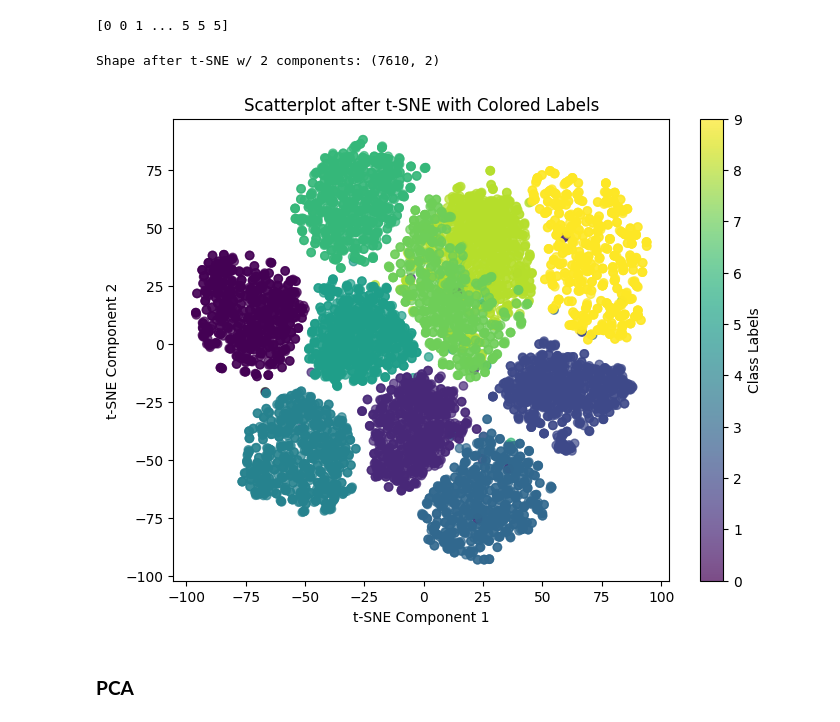
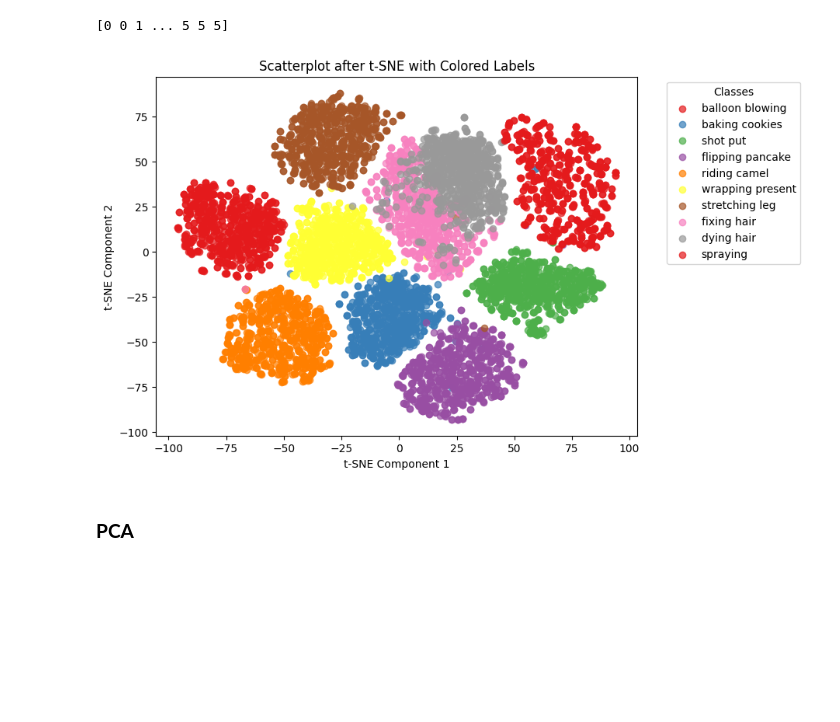
Before and after one commit to nayeli-guzman/clustering-human-activity, a Jupyter notebook: dimensionality-reduction.ipynb, the cells around one changed output. Cells and saved outputs as stored; diff of their text form; code cells hidden in the pictures; blank space fills up the shorter version.

Commit message:
docs: colors

```diff
--- a/dimensionality-reduction.ipynb
+++ b/dimensionality-reduction.ipynb
@@ -291,29 +272,34 @@ print(y_train_np)
 ### **t-SNE**
 # %%
 
-train_numeric_labels, _ = pd.factorize(y_train_np.ravel())
+train_numeric_labels, class_names = pd.factorize(y_train_np.ravel())
 # %%
 print(train_numeric_labels)
 # %% [output]
 [0 0 1 ... 5 5 5]
 # %%
+import numpy as np
+import matplotlib.pyplot as plt
+from sklearn.manifold import TSNE
+import seaborn as sns
 
 tsne = TSNE(n_components=2, learning_rate='auto', init='random', random_state=0, perplexity=10)
 train_tsne = tsne.fit_transform(X_train_scaled)
-print("Shape after t-SNE w/ 2 components:", train_tsne.shape)
-
+unique_labels = np.unique(train_numeric_labels)
+palette = sns.color_palette("Set1", len(unique_labels))  # Asignar colores a cada etiqueta
 
 plt.figure(figsize=(8, 6))
-scatter = plt.scatter(train_tsne[:, 0], train_tsne[:, 1], c=train_numeric_labels, cmap="viridis", alpha=0.7)
+for i, label in enumerate(unique_labels):
+    mask = train_numeric_labels == label
+    plt.scatter(train_tsne[mask, 0], train_tsne[mask, 1],
+                color=palette[i], label=class_names[label], alpha=0.7)
 
-# Agregar barra de colores
-plt.colorbar(scatter, label="Class Labels")
+plt.legend(title="Classes", bbox_to_anchor=(1.05, 1), loc='upper left')
 plt.title('Scatterplot after t-SNE with Colored Labels')
 plt.xlabel("t-SNE Component 1")
 plt.ylabel("t-SNE Component 2")
 plt.show()
 # %% [output]
-Shape after t-SNE w/ 2 components: (7610, 2)
-[figure, old version]
+[figure, new version]
 # %% [markdown]
 ### **PCA**
```
Also changed, not shown: parts of 9 cells of this notebook.
